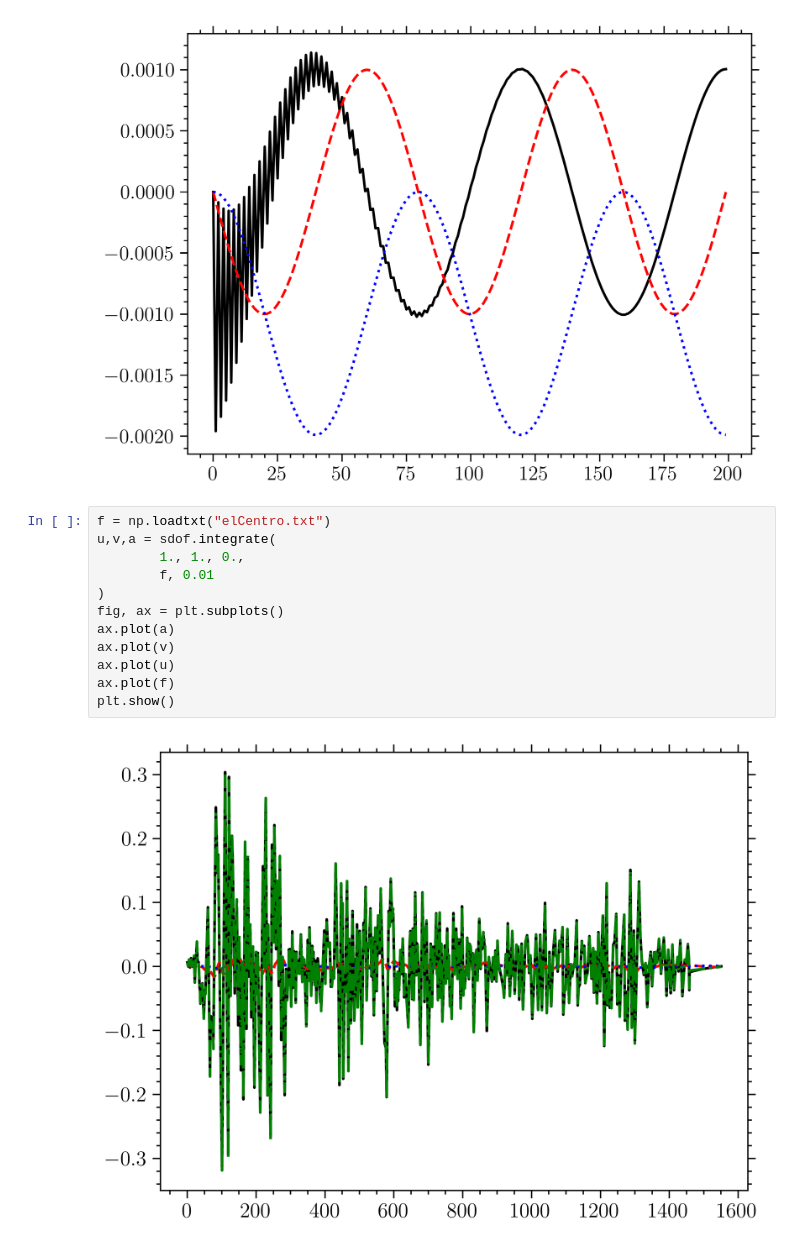
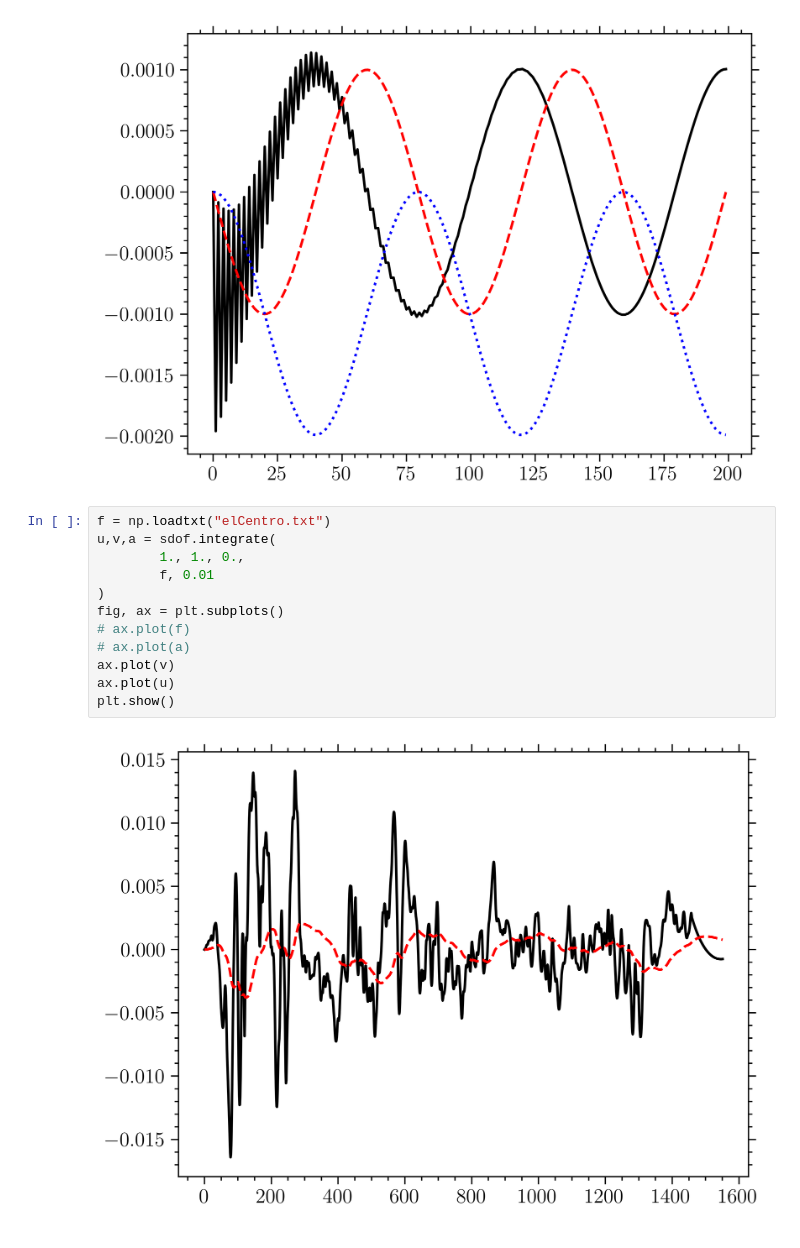
Before and after one commit to claudioperez/sdof, a Jupyter notebook: docs/examples/sdof-0001/index.ipynb, the cells around one changed output. Cells and saved outputs as stored; diff of their text form.

```diff
--- a/docs/examples/sdof-0001/index.ipynb
+++ b/docs/examples/sdof-0001/index.ipynb
@@ -88,14 +104,14 @@ ax.plot(u)
 # %%
 f = np.loadtxt("elCentro.txt")
 u,v,a = sdof.integrate(
         1., 1., 0.,
         f, 0.01
 )
 fig, ax = plt.subplots()
-ax.plot(a)
+# ax.plot(f)
+# ax.plot(a)
 ax.plot(v)
 ax.plot(u)
-ax.plot(f)
 plt.show()
 # %% [output]
-[figure, old version]
+[figure, new version]
```
Also changed, not shown: parts of 7 cells of this notebook, 2 other files.
